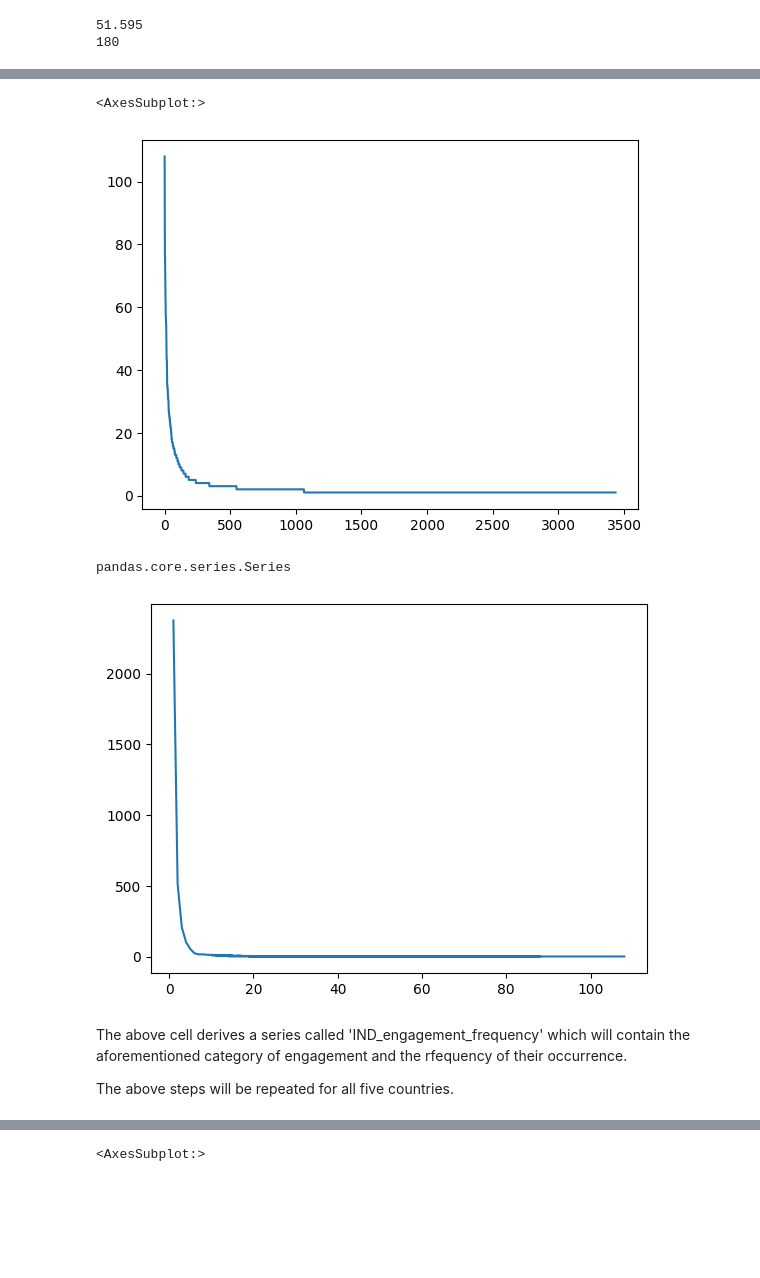
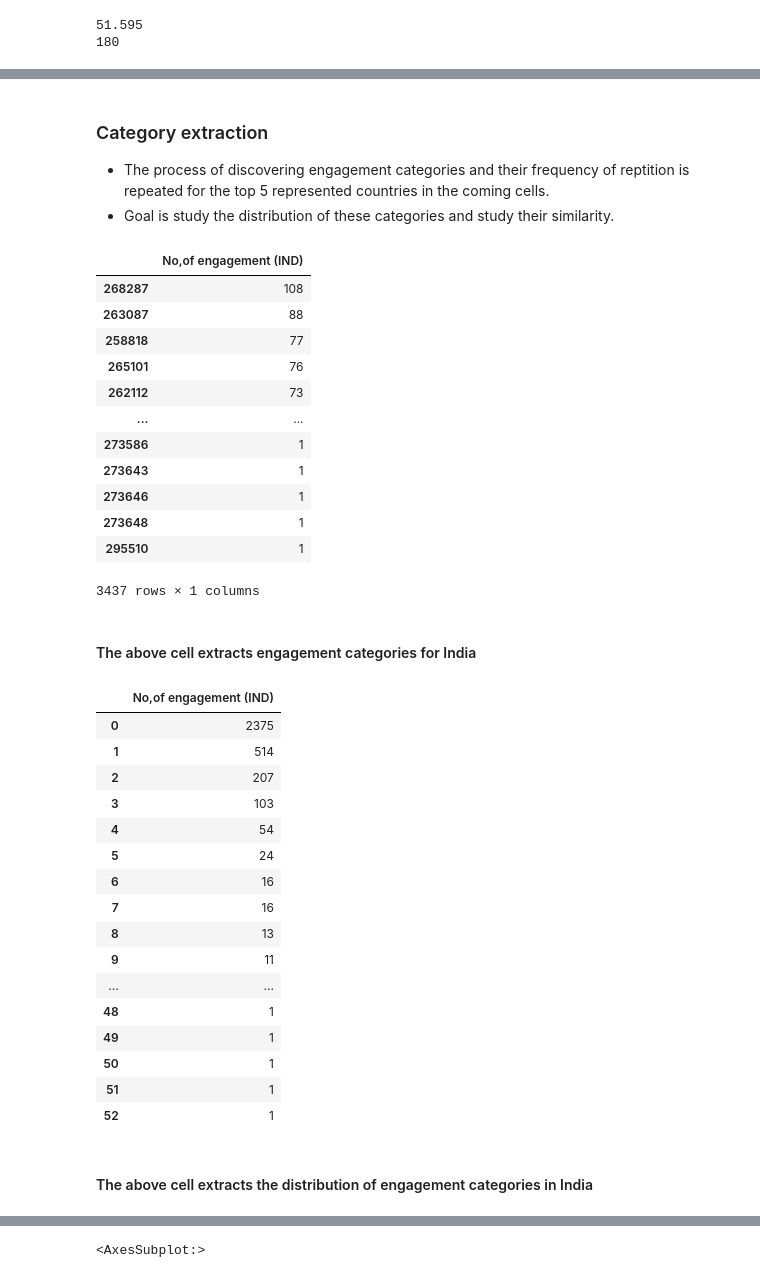
Before and after one commit to puvanans/365-DS-Competition, a Jupyter notebook: engagement _analysis_by_country.ipynb, the cells around one changed output, grey strips where cells are left out. Drawn from its saved outputs; the diff is of its cells as text; code cells hidden in the pictures; blank space fills up the shorter version.

```diff
--- a/engagement _analysis_by_country.ipynb
+++ b/engagement _analysis_by_country.ipynb
@@ -57,21 +116,55 @@ More than one student can have the same category of engagement type.
+# %% [markdown]
+### Category extraction
+
+ - The process of discovering engagement categories and their frequency of reptition is repeated for the top 5 represented countries in the coming cells.
+ - Goal is study the distribution of these categories and study their similarity.
 # %%
 India = student_engagement_by_country[student_engagement_by_country['country'] == 'IN']
-IND_df = pd.DataFrame(India['student_id'].value_counts()).reset_index(drop = 'true').rename(columns = {'student_id':'No,of engagement'})
-IND_df['No,of engagement'].plot()
+
+IND_df = pd.DataFrame(India['student_id'].value_counts()).rename(columns = {'student_id':'No,of engagement (IND)'})
+
+IND_df
 # %% [output]
+|  | No,of engagement (IND) |
+| 268287 | 108 |
+| 263087 | 88 |
+| 258818 | 77 |
+| 265101 | 76 |
+| 262112 | 73 |
+| ... | ... |
+| 273586 | 1 |
+| 273643 | 1 |
+| 273646 | 1 |
+| 273648 | 1 |
+| 295510 | 1 |
-<AxesSubplot:>
+3437 rows × 1 columns
-[figure, removed]
+# %% [markdown]
+ #### The above cell extracts engagement categories for India
 # %%
-IND_engagement_frequency = IND_df['No,of engagement'].value_counts()
-IND_engagement_frequency.plot()
-type(IND_engagement_frequency)
+IND_engagement_frequency = pd.DataFrame(IND_df['No,of engagement (IND)'].value_counts()).reset_index(drop ='true').rename(columns = {'index':'Engagement categories'})
+IND_engagement_frequency
+# .plot()
+# (IND_engagement_frequency)
 # %% [output]
-pandas.core.series.Series
-[figure, removed]
+|  | No,of engagement (IND) |
+| 0 | 2375 |
+| 1 | 514 |
+| 2 | 207 |
+| 3 | 103 |
+| 4 | 54 |
+| 5 | 24 |
+| 6 | 16 |
+| 7 | 16 |
+| 8 | 13 |
+| 9 | 11 |
+| ... | ... |
+| 48 | 1 |
+| 49 | 1 |
+| 50 | 1 |
+| 51 | 1 |
+| 52 | 1 |
 # %% [markdown]
-The above cell derives a series called 'IND_engagement_frequency' which will contain the aforementioned category of engagement and the rfequency of their occurrence.
-
-The above steps will be repeated for all five countries.
+#### The above cell extracts the distribution of engagement categories in India
 # %%
 US = student_engagement_by_country[student_engagement_by_country['country'] == 'US']
 US_df = pd.DataFrame(US['student_id'].value_counts()).reset_index(drop = 'true').rename(columns = {'student_id':'No,of engagement'})
```
Also changed, not shown: parts of 14 cells of this notebook, 1 other file.
